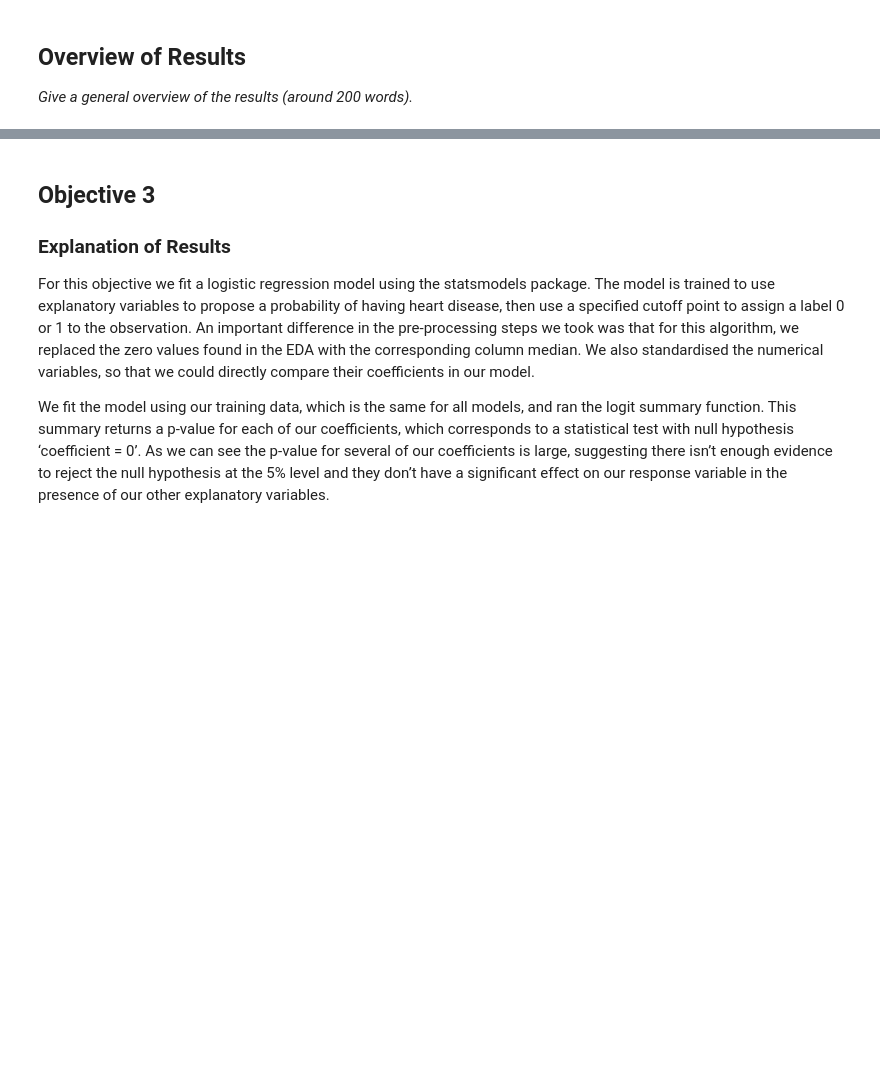
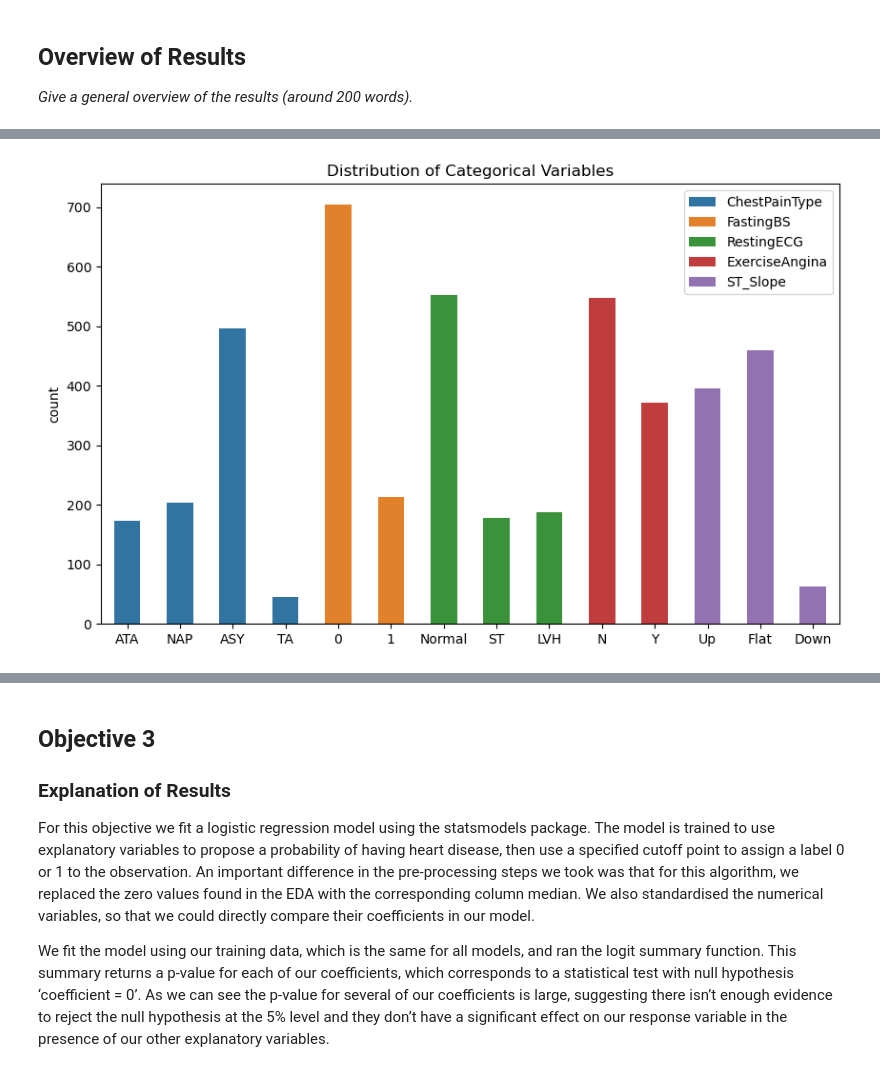
Before and after one commit to BhargavKumarNath/Heart_Failure_Prediction, a Jupyter notebook: Group_project.ipynb, the cells around one changed output, grey strips where cells are left out. Drawn from its saved outputs; the diff is of its cells as text; code cells hidden in the pictures; blank space fills up the shorter version.

```diff
--- a/Group_project.ipynb
+++ b/Group_project.ipynb
@@ -287,13 +281,2 @@ Looking at these distributions, the Age distribution is approximately normal, wi
 # %% [markdown]
 To explore the categorical variables, we return to the value counts. We will create some countplots to visualise the potential problems in the balance of our data set.
-# %%
-catcols = ['ChestPainType','FastingBS','RestingECG','ExerciseAngina','ST_Slope']
-plt.figure(figsize=(10, 6))
-for col in catcols:
-    fig = sns.countplot(df,
-                 x=col, width = 0.5)
-    fig.set_title(f"Distribution of categorical variables")
-
-plt.legend(['ChestPainType','FastingBS','RestingECG','ExerciseAngina','ST_Slope'])
-fig.set_xlabel('')
-plt.show()
@@ -321,0 +283,24 @@ This plot shows the number of males and females in each heart disease category.
+# %%
+def plot_categorical_distributions(df, catcols, figsize=(10, 6), width=0.5, legend_labels=None):
+    """
+    Plot the distribution of categorical variables in a DataFrame.
+
+    Parameters:
+    - df (pd.DataFrame): The DataFrame containing the data.
+    - catcols (list of str): List of categorical column names to plot.
+    - figsize (tuple, optional): Size of the entire figure. Default is (10, 6).
+    - width (float, optional): Bar width for the countplot. Default is 0.5.
+    - legend_labels (list of str, optional): Custom legend labels. Default is None.
+    """
+    plt.figure(figsize=figsize)
+    for col in catcols:
+        fig = sns.countplot(data=df, x=col, width=width)
+        fig.set_title("Distribution of Categorical Variables")
+
+    if legend_labels:
+        plt.legend(legend_labels)
+    else:
+        plt.legend(catcols)
+
+    fig.set_xlabel('')
+    plt.show()
@@ -906,0 +964,4 @@ The target variable, heart disease, was well-balanced, ensuring no significant n
+# %%
+plot_categorical_distributions(df, ['ChestPainType', 'FastingBS', 'RestingECG', 'ExerciseAngina', 'ST_Slope'])
+# %% [output]
+[figure, added]
```
Also changed, not shown: parts of 40 cells of this notebook.
